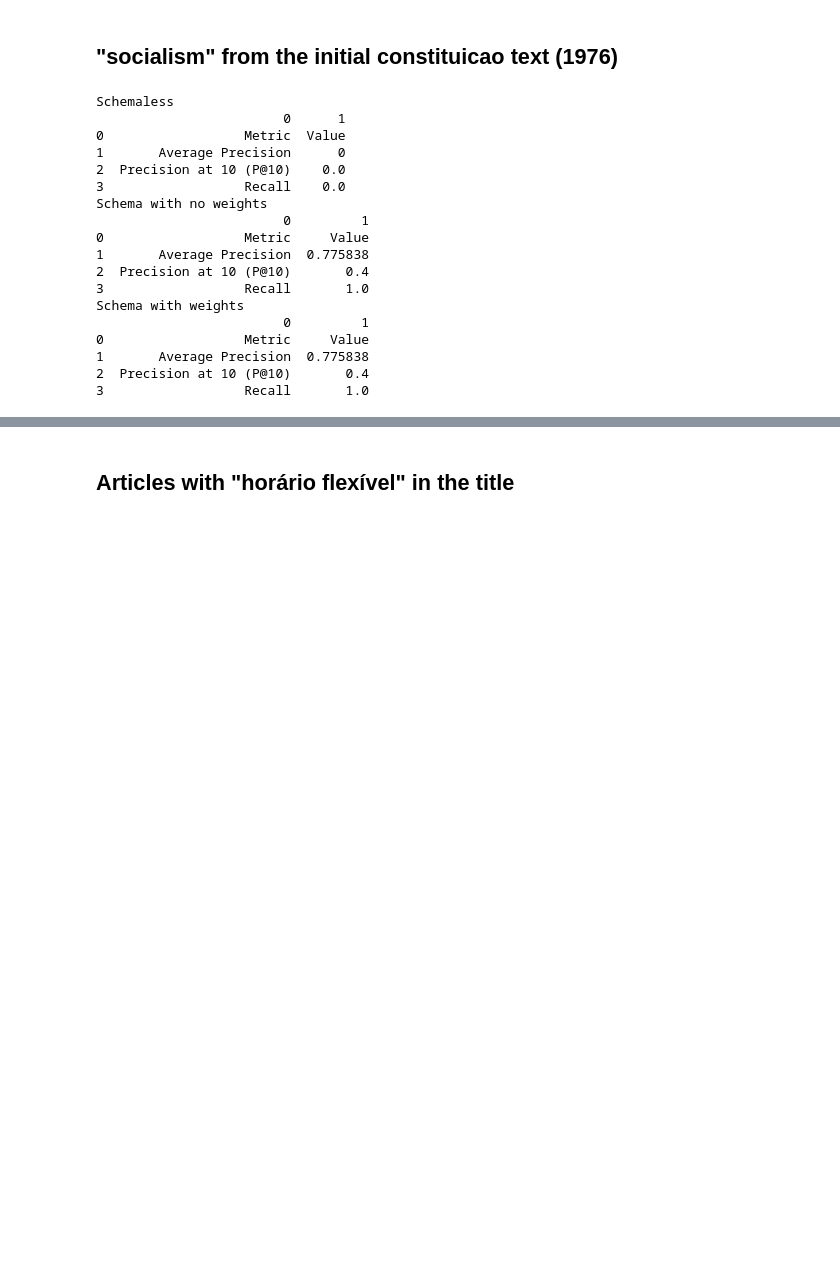
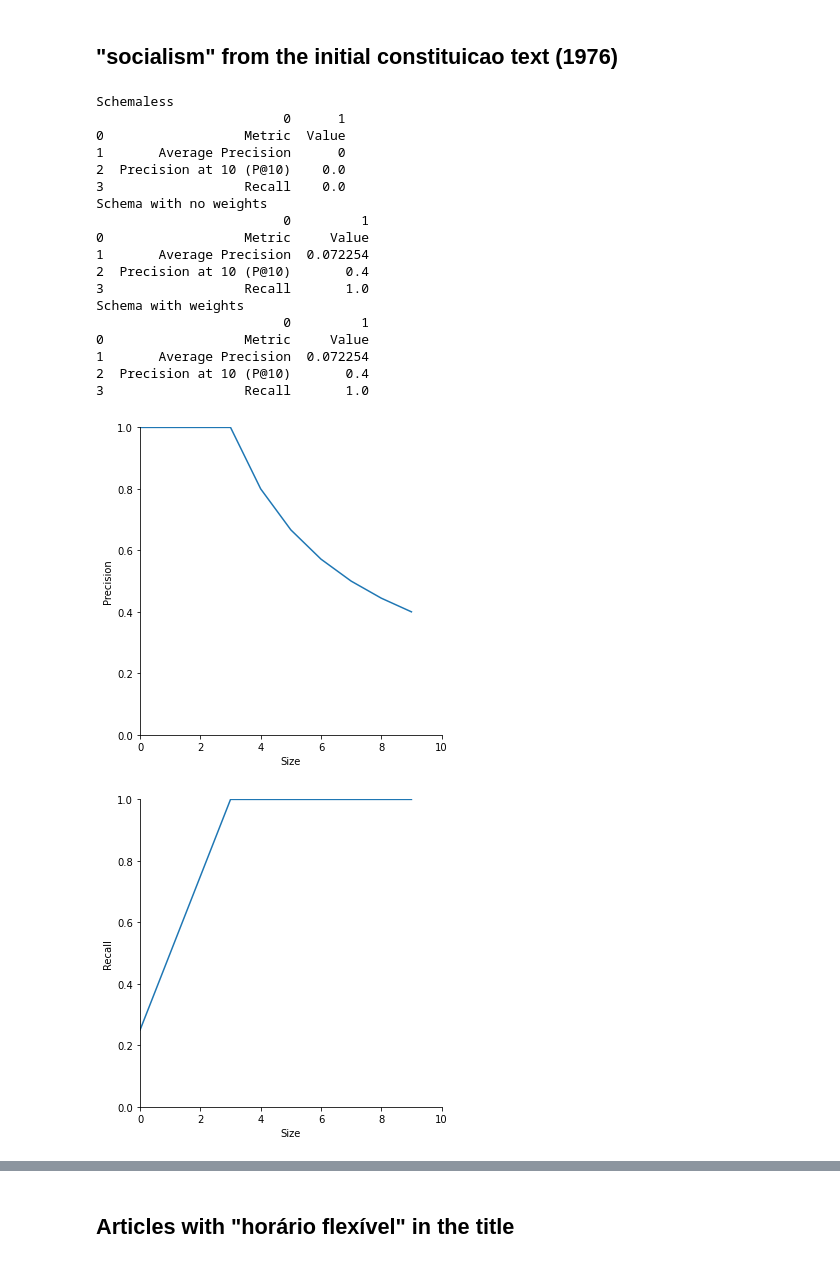
Before and after one commit to luist18/feup-pri-proj, a Jupyter notebook: evaluation/evaluation.ipynb, the cells around one changed output, grey strips where cells are left out. Drawn from its saved outputs; the diff is of its cells as text; code cells hidden in the pictures; blank space fills up the shorter version.

```diff
--- a/evaluation/evaluation.ipynb
+++ b/evaluation/evaluation.ipynb
@@ -147,9 +233,6 @@ It doesn't make sense, since the results are supposed to not be that correct
 # %% [markdown]
 ## "socialism" from the initial constituicao text (1976)
 # %%
-# you've got to do this manually
-# for this example I searched for "horas extraordinárias" in the regular file
-# and these IDs are "book/key/date"
 qrels = [
     "Constituição da República Portuguesa/2/1976-04-10T00:00:00Z",
     "Constituição da República Portuguesa/89/1976-04-10T00:00:00Z",
@@ -164,6 +247,8 @@ schemaless_results = requests.get(
         "defType": "edismax",
         "qf": "title text path",
         "q": "socialism +date:[1976-01-01T00:00:00Z TO 1976-12-31T23:59:59Z] +book:constituicao",
+        "start": 0,
+        "rows": 1000
     }
 ).json()['response']['docs']
 
@@ -174,41 +259,47 @@ schema_simple_results = requests.get(
         "defType": "edismax",
         "qf": "title_raw title text_raw text path",
         "q": "socialism +date:[1976-01-01T00:00:00Z TO 1976-12-31T23:59:59Z] +book:constituicao",
+        "start": 0,
+        "rows": 1000
     }
 ).json()['response']['docs']
 
 # schema and weight
 schema_full_results = requests.get(
     SCHEMA_URL,
     params={
         "defType": "edismax",
         "qf": "title_raw^3 title^2 text_raw^1.5 text^1 path^0.5",
         "q": "socialism +date:[1976-01-01T00:00:00Z TO 1976-12-31T23:59:59Z] +book:constituicao",
+        "start": 0,
+        "rows": 1000
     }
 ).json()['response']['docs']
 
 # average precision takes the order into account
 # precision at 10 is the percentage of relevant information in the top10
 # recall is the percentage of relevant information in the total of results
-metrics_table("Schemaless", schemaless_results, qrels)
-metrics_table("Schema with no weights", schema_simple_results, qrels)
-metrics_table("Schema with weights", schema_full_results, qrels)
+statistics("Schemaless", schemaless_results, qrels)
+statistics("Schema with no weights", schema_simple_results, qrels)
+statistics("Schema with weights", schema_full_results, qrels)
 # %% [output]
 Schemaless
                         0      1
 0                  Metric  Value
 1       Average Precision      0
 2  Precision at 10 (P@10)    0.0
 3                  Recall    0.0
 Schema with no weights
                         0         1
 0                  Metric     Value
-1       Average Precision  0.775838
+1       Average Precision  0.072254
 2  Precision at 10 (P@10)       0.4
 3                  Recall       1.0
 Schema with weights
                         0         1
 0                  Metric     Value
-1       Average Precision  0.775838
+1       Average Precision  0.072254
 2  Precision at 10 (P@10)       0.4
 3                  Recall       1.0
+[figure, added]
+[figure, added]
```
Also changed, not shown: parts of 7 cells of this notebook, 1 other file.
